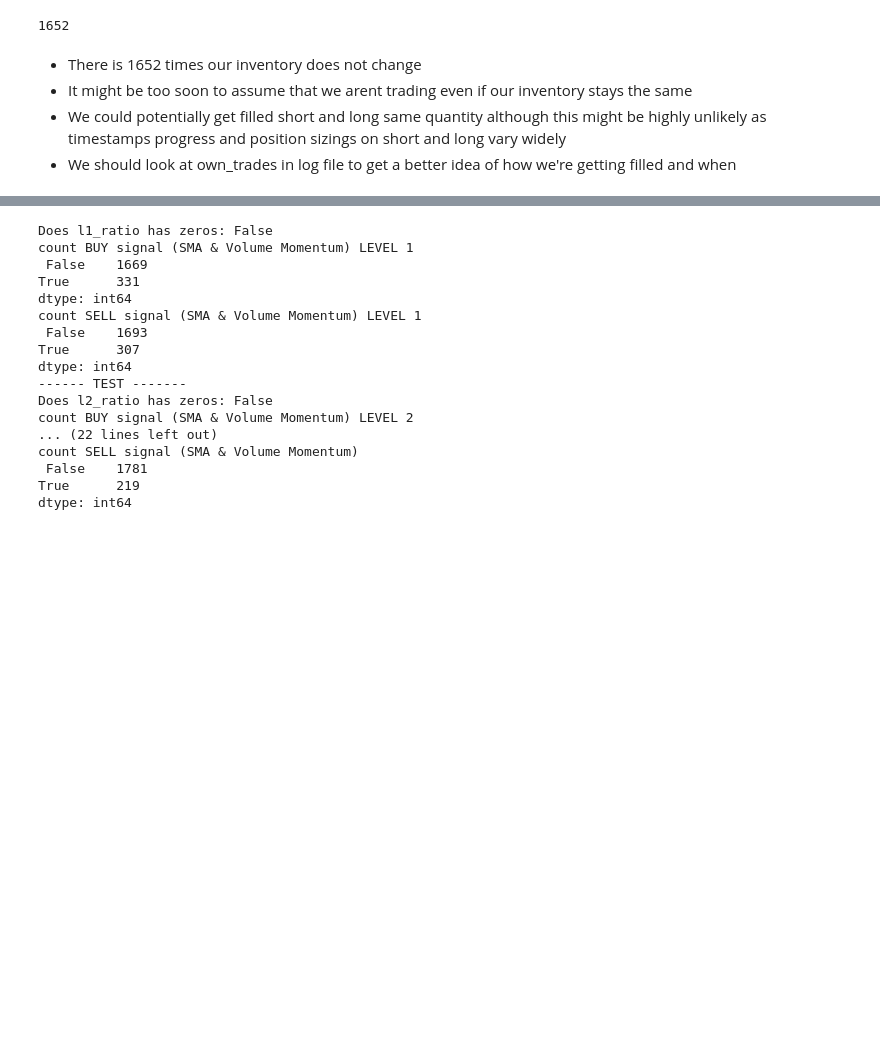
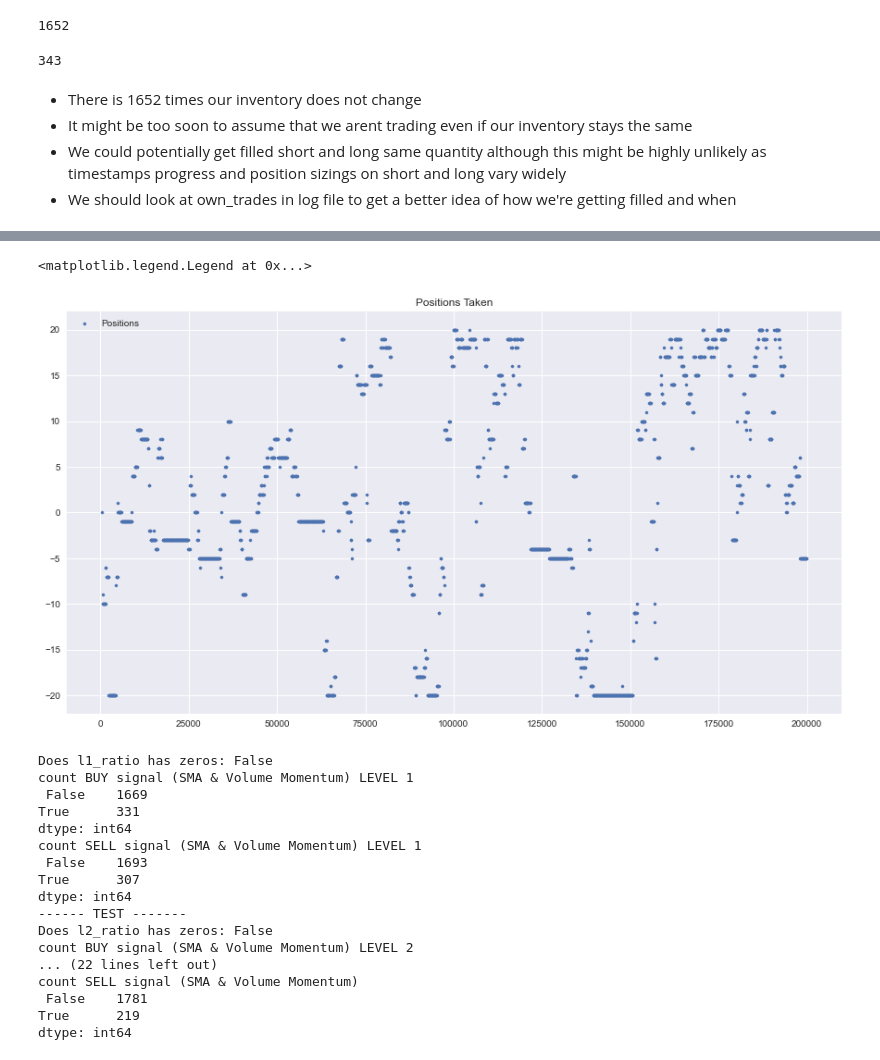
Before and after one commit to IMC-Croissant/AlgoTrading, a Jupyter notebook: Coding/notebooks/bollingers_and_position_analysis.ipynb, the cells around one changed output, grey strips where cells are left out. Cells and saved outputs as stored; diff of their text form; code cells hidden in the pictures; blank space fills up the shorter version.

```diff
--- a/Coding/notebooks/bollingers_and_position_analysis.ipynb
+++ b/Coding/notebooks/bollingers_and_position_analysis.ipynb
@@ -182,3 +185,7 @@ len(df_positions.loc[filt])
+# %%
+count
+# %% [output]
+343
 # %% [markdown]
 - There is 1652 times our inventory does not change
 - It might be too soon to assume that we arent trading even if our inventory stays the same
@@ -202,10 +209,13 @@ plt.show()
 # %% [output]
 [figure]
 # %%
-#plt.figure(figsize = (15,8))
-#plt.scatter(df_positions['timestamp'], df_positions["BANANAS"], s=10)
-#plt.title('Positions Taken')
-#plt.legend(["Positions"])
+plt.figure(figsize = (15,8))
+plt.scatter(df_positions['timestamp'], df_positions["BANANAS"], s=10)
+plt.title('Positions Taken')
+plt.legend(["Positions"])
+# %% [output]
+<matplotlib.legend.Legend at 0x...>
+[figure, added]
 # %%
 # bid ratios
 df_banana["l1_ratio"] = df_banana.bid_volume_1 / df_banana.ask_volume_1
```
Also changed, not shown: parts of 15 cells of this notebook.
